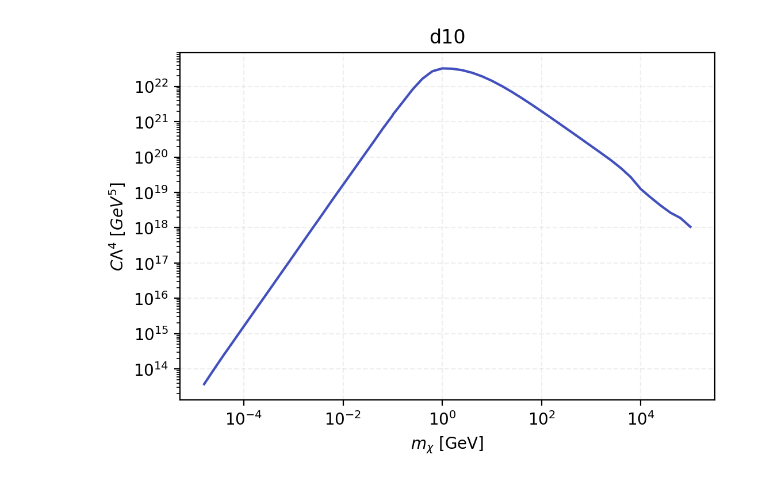
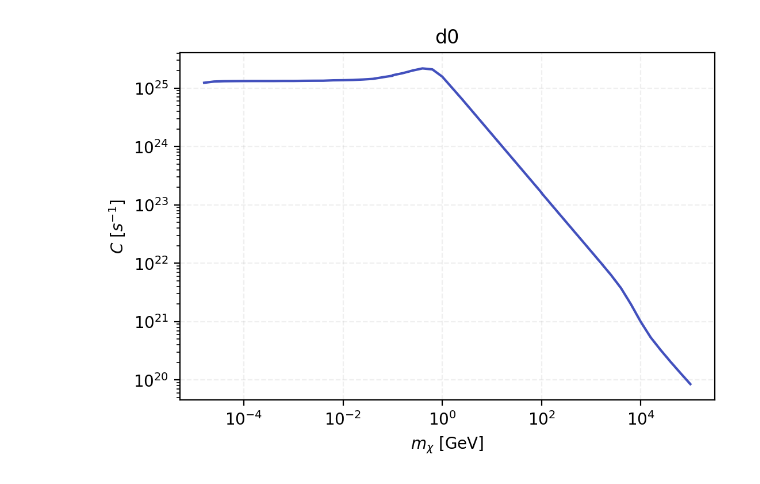
Before and after one commit to mvirgato/Masters, a Jupyter notebook: cap_rate/Mathematica_cap/pyAnn.ipynb, the cells around one changed output. Drawn from its saved outputs; the diff is of its cells as text; code cells hidden in the pictures.

```diff
--- a/cap_rate/Mathematica_cap/pyAnn.ipynb
+++ b/cap_rate/Mathematica_cap/pyAnn.ipynb
@@ -26,24 +40,28 @@ def tester(a):
 # %%
 names = []
 
 # colours = ['#ebe831', '#ffac32', '#ff7259', '#e14a7c', '#9e4091', '#433f8c']
 colours = ['#ebe831', '#ffae2f', '#ff725c', '#fd468b', '#b944b1', '#4250bd']
 leg_labels = ['10$^1$K', '10$^2$K', '10$^3$K', '10$^4$K', '10$^5$K', '10$^6$K']
 
-file = 'd10'
+file = 'd0'
 data = pd.read_csv(file + '_cap.dat', sep="\t", header = None)
 
 def cap_plots():
 
+    Cgeom = 5.6e25 * (0.4 * 1/data[0])
+
     fig, ax1 = plt.subplots(dpi = 200)
     ax1.loglog(data[0], data[1], color = '#4250bd')
-    ax1.set(xlabel = '$m_\chi$ [GeV]', ylabel = '$C\Lambda^4$ [$GeV^{5}$]', title = file)
+#     ax1.set(xlabel = '$m_\chi$ [GeV]', ylabel = '$C\Lambda^4$ [$GeV^{5}$]', title = file)
+#     ax1.loglog(data[0], Cgeom, color = '#ebe831')
+    ax1.set(xlabel = '$m_\chi$ [GeV]', ylabel = '$C$ [$s^{-1}$]', title = file)
     plt.minorticks_on()
     plt.grid(b=True, which='major',  linestyle='--', alpha=0.2)
     plt.savefig(file + '_cap.pdf')
 #     plt.show()
 
 
 cap_plots()
 # %% [output]
-[figure, old version]
+[figure, new version]
```
Also changed, not shown: parts of 2 cells of this notebook, 5 other files.
